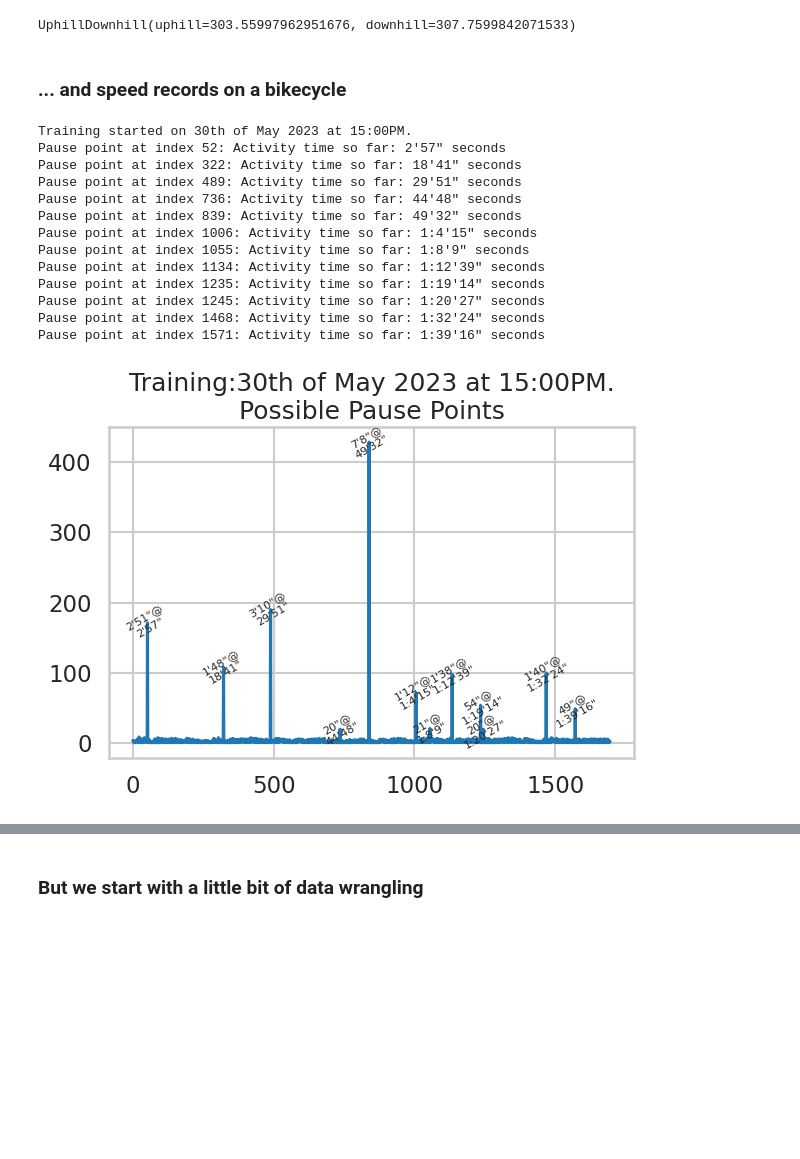
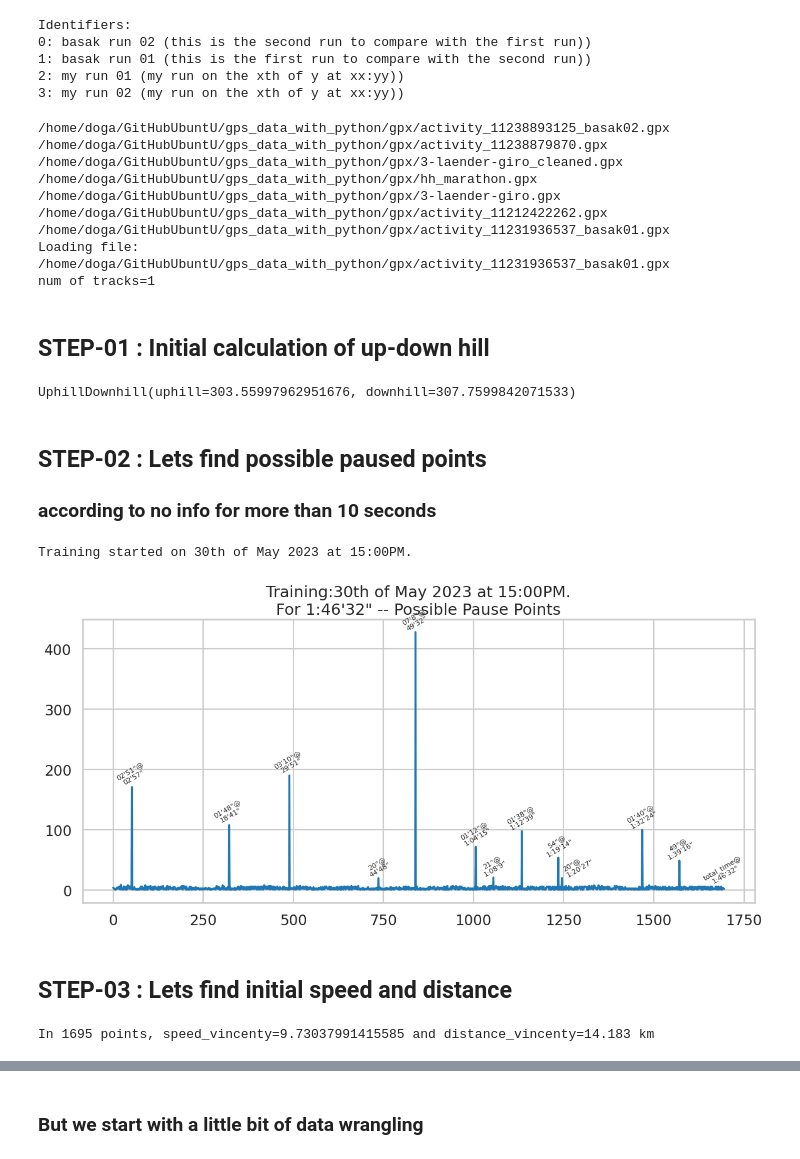
Before and after one commit to dogasiyli/gps_data_with_python, a Jupyter notebook: notebooks/4-pykalman.ipynb, the cells around one changed output, grey strips where cells are left out. Drawn from its saved outputs; the diff is of its cells as text; code cells hidden in the pictures; blank space fills up the shorter version.

Commit message:
keep on after step-03

```diff
--- a/notebooks/4-pykalman.ipynb
+++ b/notebooks/4-pykalman.ipynb
@@ -28,27 +13,44 @@ num of tracks=1
+# %%
+file_identifiers = load_identifiers();
+file_name = file_identifiers["basak run 01"]["file_name"]
+additional_run_info = {}
+# %% [output]
+Identifiers:
+0: basak run 02 (this is the second run to compare with the first run))
+1: basak run 01 (this is the first run to compare with the second run))
+2: my run 01 (my run on the xth of y at xx:yy))
+3: my run 02 (my run on the xth of y at xx:yy))
+# %%
+gpx_obj, segment = step_01_load_data(file_name)
+# %% [output]
+/home/doga/GitHubUbuntU/gps_data_with_python/gpx/activity_11238893125_basak02.gpx
+/home/doga/GitHubUbuntU/gps_data_with_python/gpx/activity_11238879870.gpx
+/home/doga/GitHubUbuntU/gps_data_with_python/gpx/3-laender-giro_cleaned.gpx
+/home/doga/GitHubUbuntU/gps_data_with_python/gpx/hh_marathon.gpx
+/home/doga/GitHubUbuntU/gps_data_with_python/gpx/3-laender-giro.gpx
+/home/doga/GitHubUbuntU/gps_data_with_python/gpx/activity_11212422262.gpx
+/home/doga/GitHubUbuntU/gps_data_with_python/gpx/activity_11231936537_basak01.gpx
+Loading file: /home/doga/GitHubUbuntU/gps_data_with_python/gpx/activity_11231936537_basak01.gpx
+num of tracks=1
+# %% [markdown]
+## STEP-01 : Initial calculation of up-down hill
 # %%
 segment.get_uphill_downhill()
 # %% [output]
 UphillDownhill(uphill=303.55997962951676, downhill=307.7599842071533)
-# %% [markdown]
-### ... and speed records on a bikecycle
+# %% [markdown]
+## STEP-02 : Lets find possible paused points
+### according to no info for more than 10 seconds
 # %%
-possible_pause_idx = step_xx0_find_possible_pause_points(segment, min_pause_time=10, verbose=1, plot_level=1)
+additional_run_info = step_xx0_find_possible_pause_points(segment, additional_run_info, min_pause_time=10, verbose=1, plot_level=1)
 # %% [output]
 Training started on 30th of May 2023 at 15:00PM.
-Pause point at index 52: Activity time so far: 2'57" seconds
-Pause point at index 322: Activity time so far: 18'41" seconds
-Pause point at index 489: Activity time so far: 29'51" seconds
-Pause point at index 736: Activity time so far: 44'48" seconds
-Pause point at index 839: Activity time so far: 49'32" seconds
-Pause point at index 1006: Activity time so far: 1:4'15" seconds
-Pause point at index 1055: Activity time so far: 1:8'9" seconds
-Pause point at index 1134: Activity time so far: 1:12'39" seconds
-Pause point at index 1235: Activity time so far: 1:19'14" seconds
-Pause point at index 1245: Activity time so far: 1:20'27" seconds
-Pause point at index 1468: Activity time so far: 1:32'24" seconds
-Pause point at index 1571: Activity time so far: 1:39'16" seconds
-[figure, old version]
+[figure, new version]
+# %% [markdown]
+## STEP-03 : Lets find initial speed and distance
 # %%
 speed_dict = {}
-step_02_initial_speed(gpx_obj, segment, speed_dict)
+step_02_initial_speed(gpx_obj, segment, speed_dict, True)
+# %% [output]
+In 1695 points, speed_vincenty=9.73037991415585 and distance_vincenty=14.183 km
 # %%
```
Also changed, not shown: parts of 6 cells of this notebook, 3 other files.
